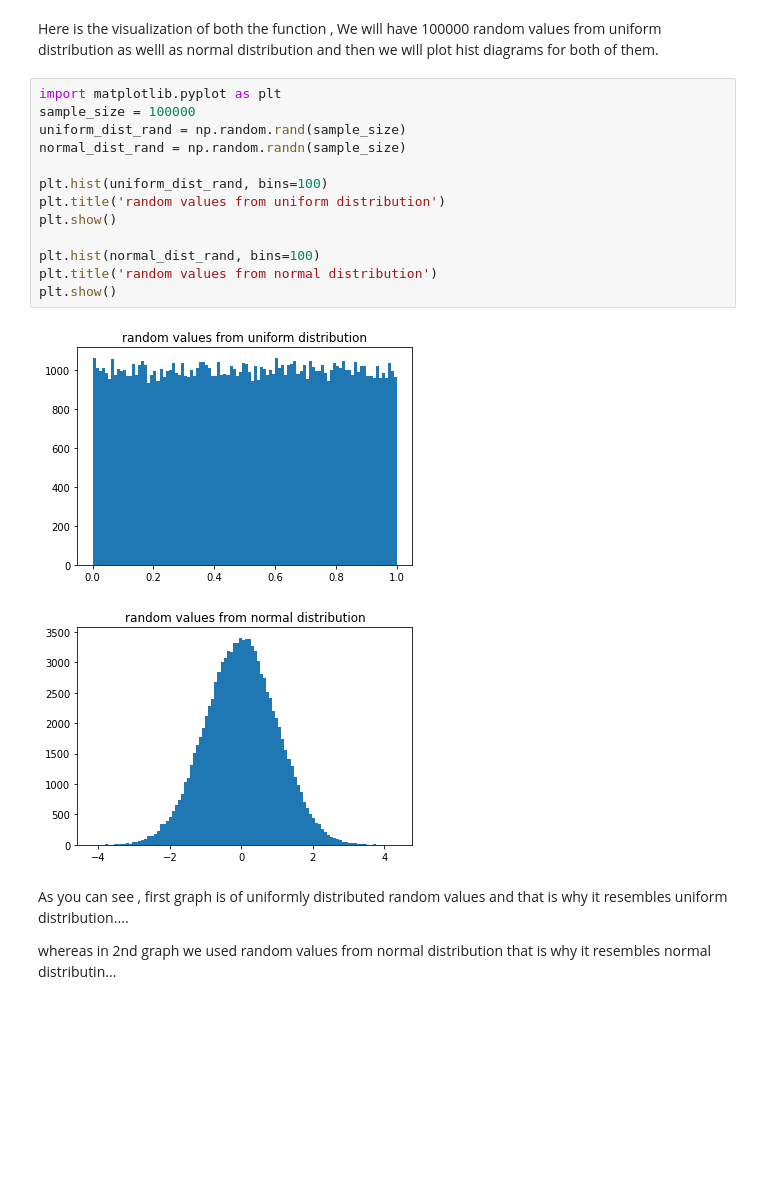
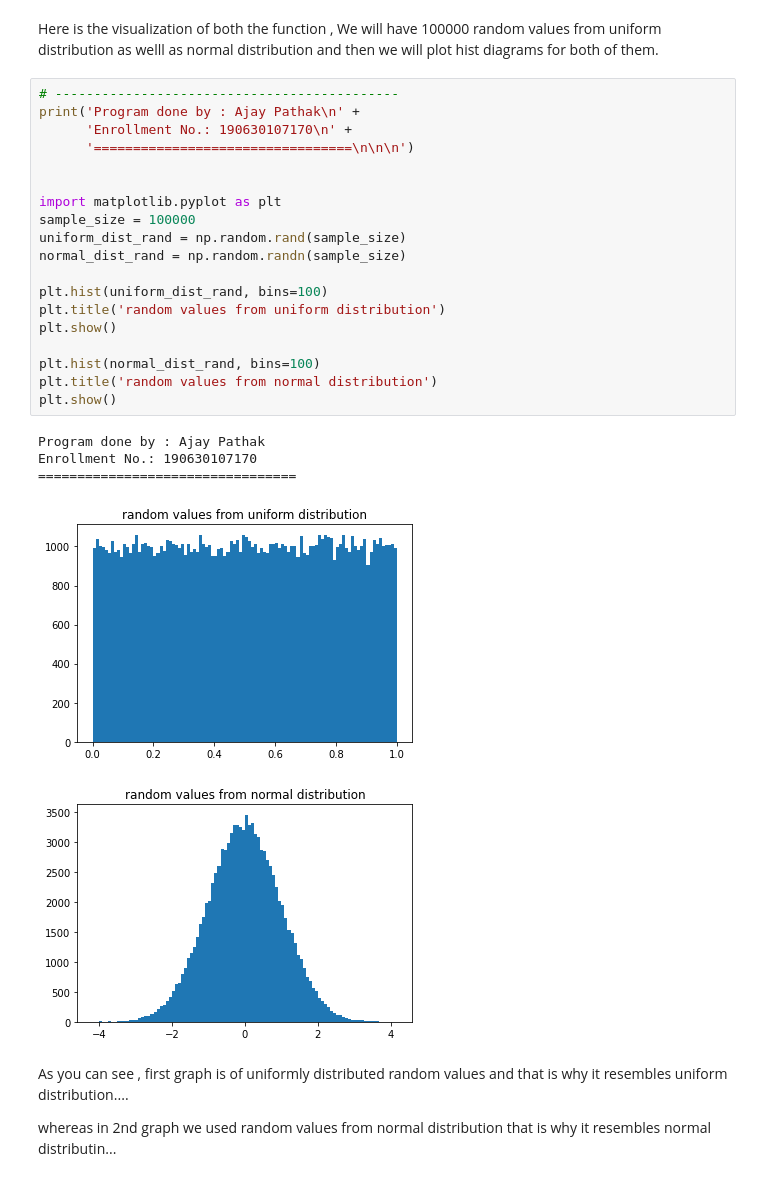
Before and after one commit to AJAY-22/Python_Practicals, a Jupyter notebook: LabManual.ipynb, the cells around one changed output. Drawn from its saved outputs; the diff is of its cells as text; blank space fills up the shorter version.

```diff
--- a/LabManual.ipynb
+++ b/LabManual.ipynb
@@ -1086,21 +1315,30 @@ print(normal_dist_random)
 Here is the visualization of both the function ,
 We will have 100000 random values from uniform distribution as welll as normal distribution and then we will plot hist diagrams for both of them.
 # %%
+# --------------------------------------------
+print('Program done by : Ajay Pathak\n' +
+      'Enrollment No.: 190630107170\n' +
+      '=================================\n\n\n')
+
+
 import matplotlib.pyplot as plt
 sample_size = 100000
 uniform_dist_rand = np.random.rand(sample_size)
 normal_dist_rand = np.random.randn(sample_size)
 
 plt.hist(uniform_dist_rand, bins=100)
 plt.title('random values from uniform distribution')
 plt.show()
 
 plt.hist(normal_dist_rand, bins=100)
 plt.title('random values from normal distribution')
 plt.show()
 # %% [output]
+Program done by : Ajay Pathak
+Enrollment No.: 190630107170
+=================================
-[figure, old version]
+[figure, new version]
-[figure, old version]
+[figure, new version]
 # %% [markdown]
 As you can see , first graph is of uniformly distributed random values and that is why it resembles uniform distribution....
 
```
Also changed, not shown: parts of 105 cells of this notebook.
